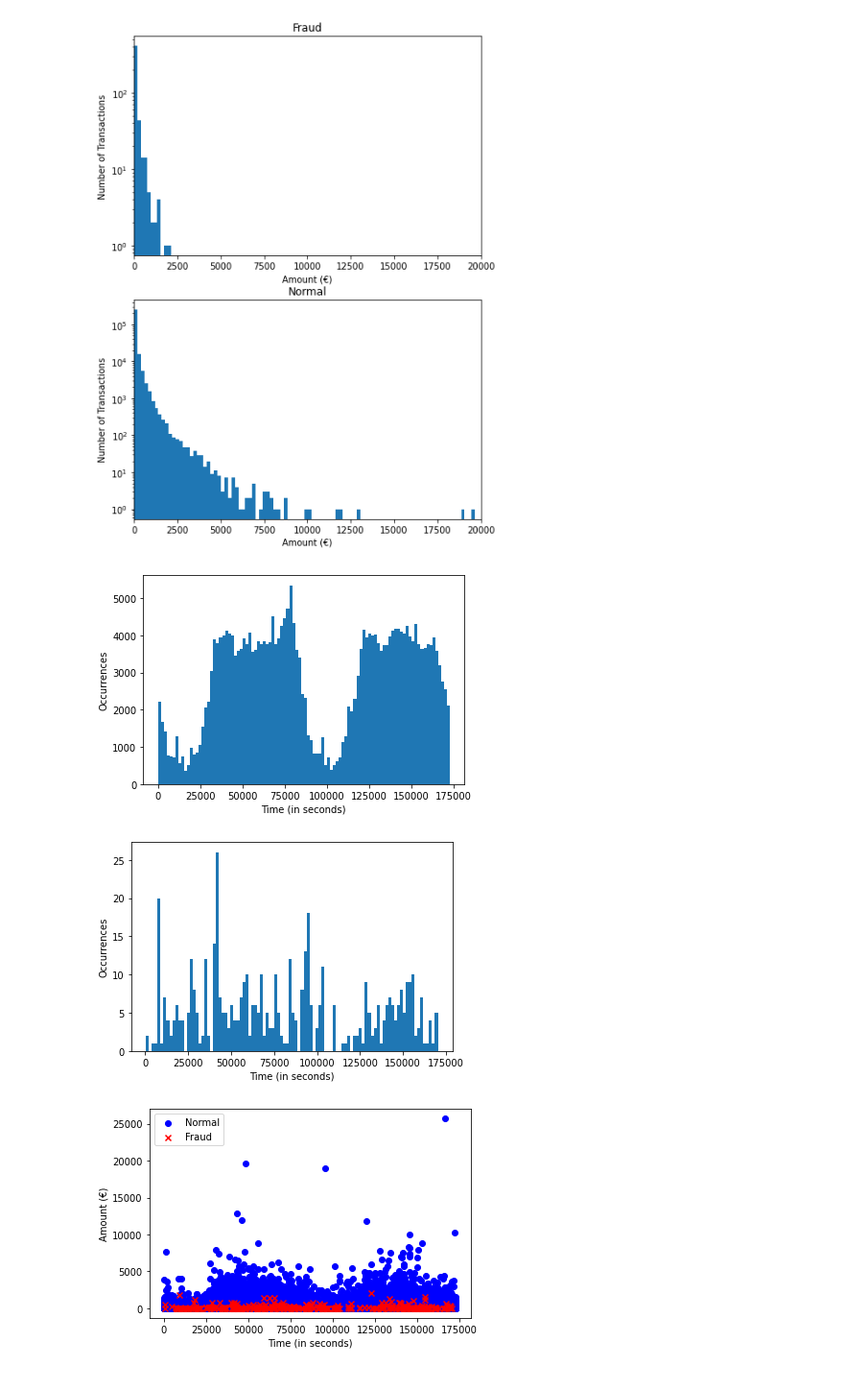
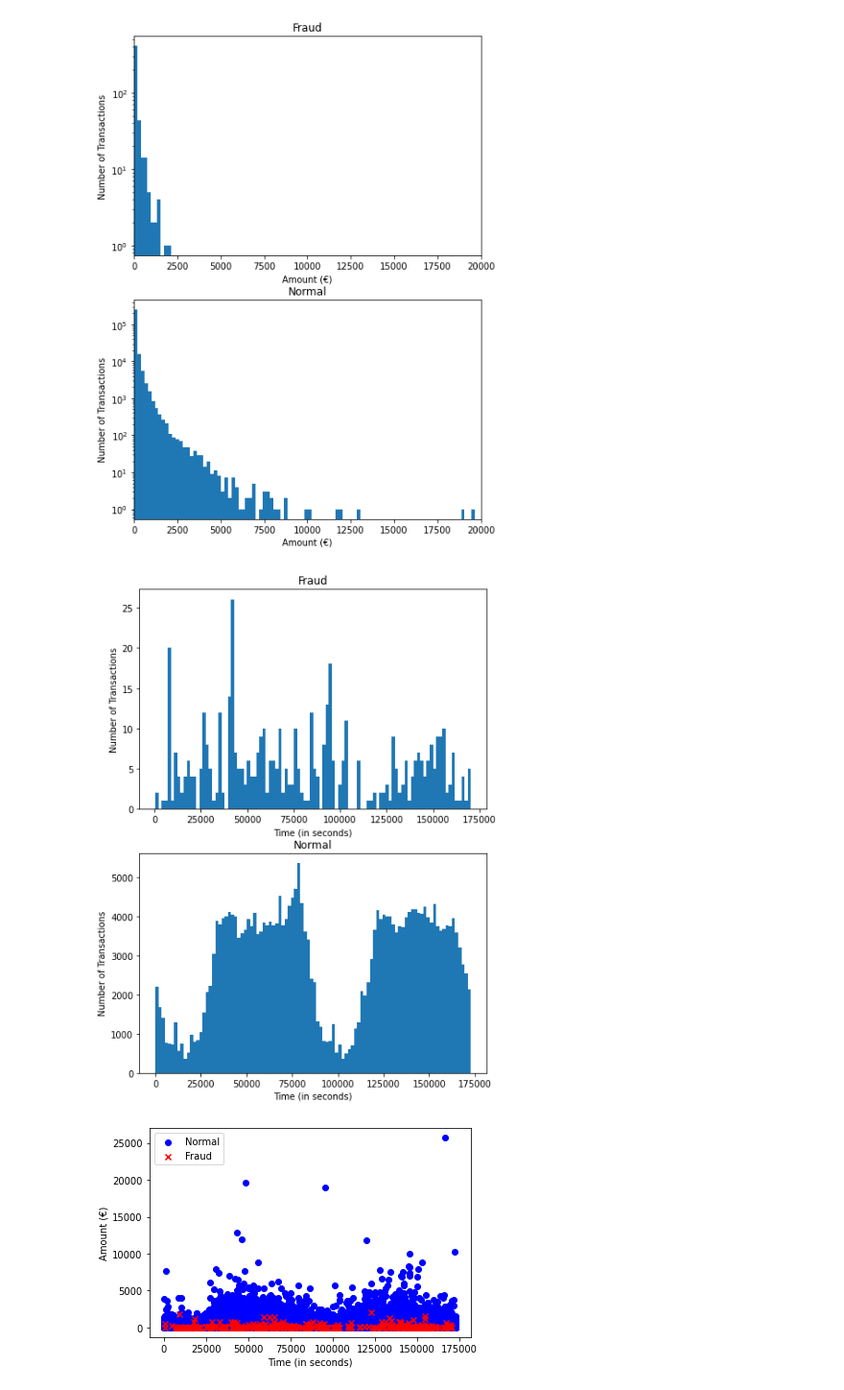
Before and after one commit to meuliano/ML_Credit_Card_Fraud_Detection, a Jupyter notebook: DataVisualization.ipynb, the cells around one changed output. Shown at 96% size. Cells and saved outputs as stored; diff of their text form; code cells hidden in the pictures.

Commit message:
consolidated figures

```diff
--- a/DataVisualization.ipynb
+++ b/DataVisualization.ipynb
@@ -64,22 +64,21 @@ plt.yscale('log')
 plt.show()
 # %% [output]
 [figure]
-# %%
-#Distribution of transaction times
-plt.hist(data['Time'], bins = 100)
-plt.xlabel('Time (in seconds)')
-plt.ylabel('Occurrences')
-plt.show()
-# %% [output]
-[figure, removed]
-# %%
-#Distribution of fraudulent transaction times
-plt.hist(fraudsDF['Time'], bins = 100)
-plt.xlabel('Time (in seconds)')
-plt.ylabel('Occurrences')
-plt.show()
-# %% [output]
-[figure, removed]
+# %%
+#Distribution of transaction times
+# Plot amount per transaction for Fraud and Normal Transactions
+fig, (ax1, ax2) = plt.subplots(2, 1, figsize = (7, 10))
+ax1.hist(fraudsDF['Time'], bins = 100)
+ax1.set_title('Fraud')
+ax1.set_xlabel('Time (in seconds)')
+ax1.set_ylabel('Number of Transactions')
+ax2.hist(normalDF['Time'], bins = 100)
+ax2.set_title('Normal')
+ax2.set_xlabel('Time (in seconds)')
+ax2.set_ylabel('Number of Transactions')
+plt.show()
+# %% [output]
+[figure, added]
 # %%
 #Time vs Amount Feature Plot
 plt.scatter(normalDF['Time'], normalDF['Amount'], color = 'blue', label = 'Normal')
```
